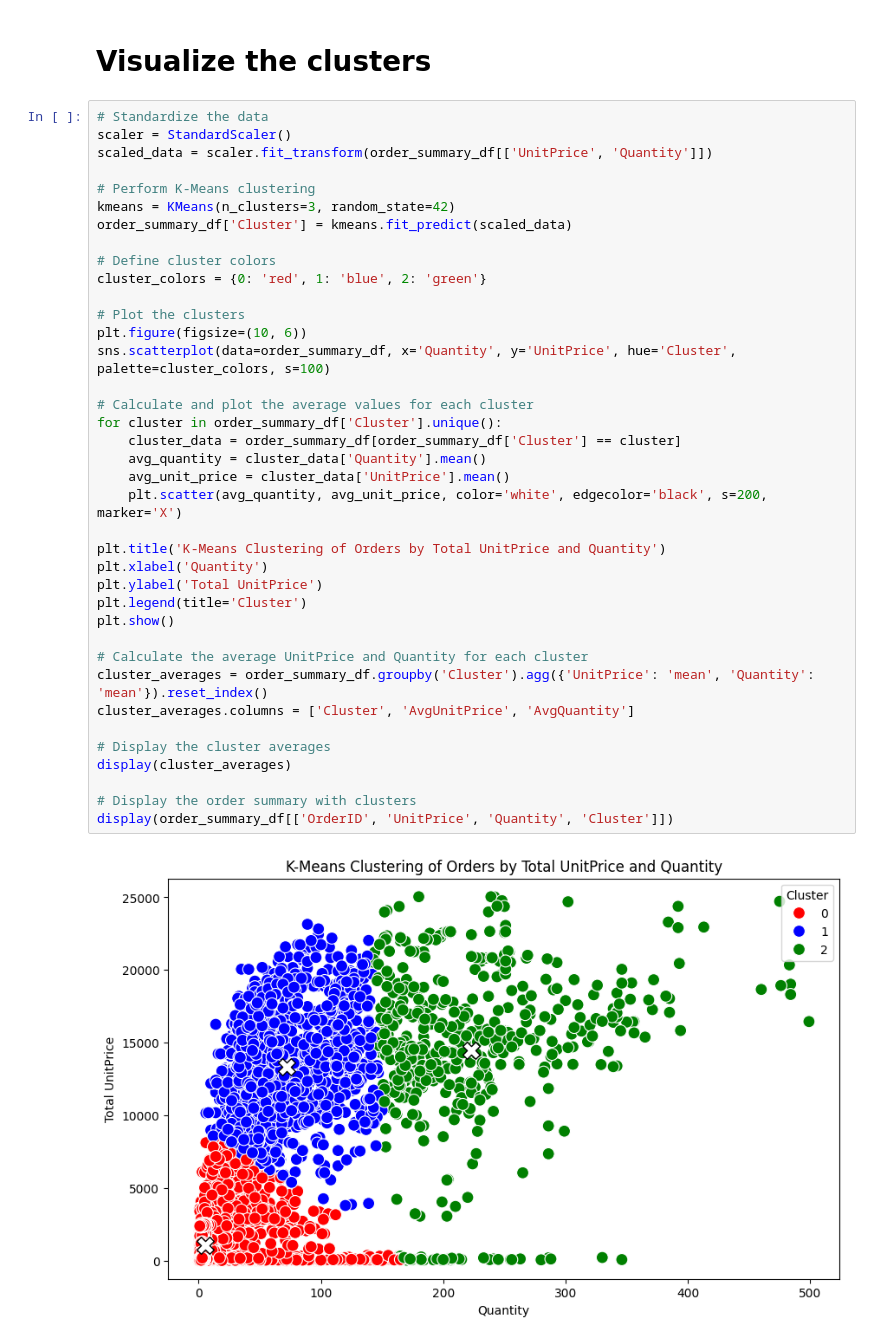
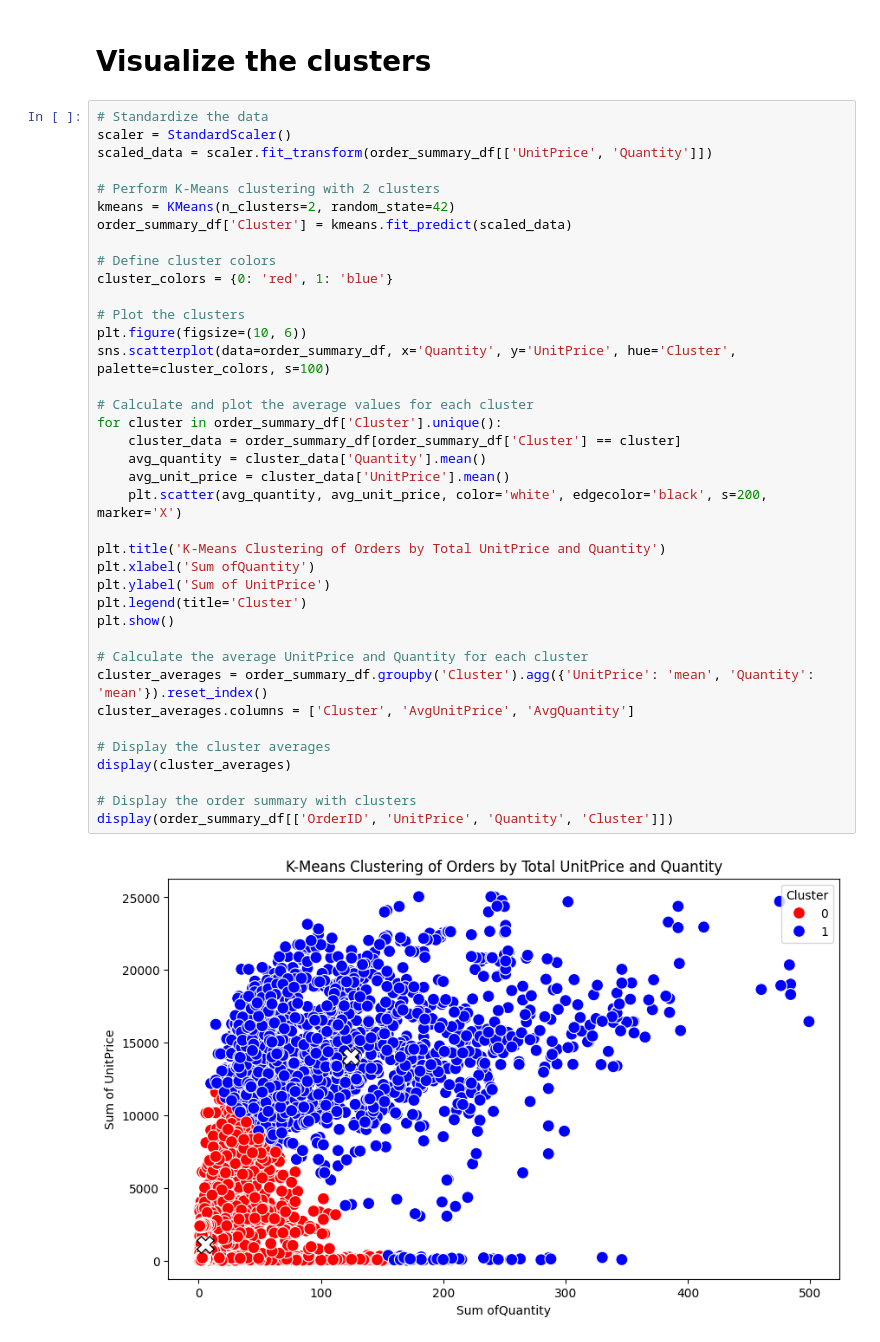
Before and after one commit to juustins/DEDS-PROJECT-2024, a Jupyter notebook: Clustering.ipynb, the cells around one changed output. Saved outputs shown, nothing was run; the diff lists cells and outputs as text.

Commit message:
Clustering 2

```diff
--- a/Clustering.ipynb
+++ b/Clustering.ipynb
@@ -36,39 +36,39 @@ order_summary_df = merged_orders_df.groupby('OrderID').agg({'UnitPrice': 'sum',
 scaler = StandardScaler()
 scaled_data = scaler.fit_transform(order_summary_df[['UnitPrice', 'Quantity']])
 
-# Perform K-Means clustering
-kmeans = KMeans(n_clusters=3, random_state=42)
+# Perform K-Means clustering with 2 clusters
+kmeans = KMeans(n_clusters=2, random_state=42)
 order_summary_df['Cluster'] = kmeans.fit_predict(scaled_data)
 
 # Define cluster colors
-cluster_colors = {0: 'red', 1: 'blue', 2: 'green'}
+cluster_colors = {0: 'red', 1: 'blue'}
 
 # Plot the clusters
 plt.figure(figsize=(10, 6))
 sns.scatterplot(data=order_summary_df, x='Quantity', y='UnitPrice', hue='Cluster', palette=cluster_colors, s=100)
 
 # Calculate and plot the average values for each cluster
 for cluster in order_summary_df['Cluster'].unique():
     cluster_data = order_summary_df[order_summary_df['Cluster'] == cluster]
     avg_quantity = cluster_data['Quantity'].mean()
     avg_unit_price = cluster_data['UnitPrice'].mean()
     plt.scatter(avg_quantity, avg_unit_price, color='white', edgecolor='black', s=200, marker='X')
 
 plt.title('K-Means Clustering of Orders by Total UnitPrice and Quantity')
-plt.xlabel('Quantity')
-plt.ylabel('Total UnitPrice')
+plt.xlabel('Sum ofQuantity')
+plt.ylabel('Sum of UnitPrice')
 plt.legend(title='Cluster')
 plt.show()
 
 # Calculate the average UnitPrice and Quantity for each cluster
 cluster_averages = order_summary_df.groupby('Cluster').agg({'UnitPrice': 'mean', 'Quantity': 'mean'}).reset_index()
 cluster_averages.columns = ['Cluster', 'AvgUnitPrice', 'AvgQuantity']
 
 # Display the cluster averages
 display(cluster_averages)
 
 # Display the order summary with clusters
 display(order_summary_df[['OrderID', 'UnitPrice', 'Quantity', 'Cluster']])
 # %% [output]
-[figure, old version]
+[figure, new version]
 |  | Cluster | AvgUnitPrice | AvgQuantity |
```
Also changed, not shown: parts of 1 cell of this notebook.
